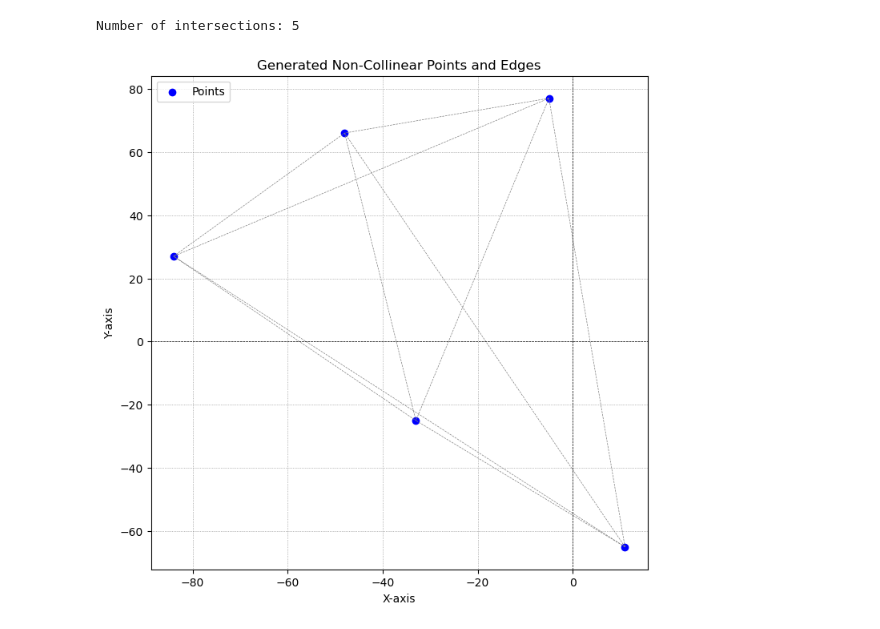
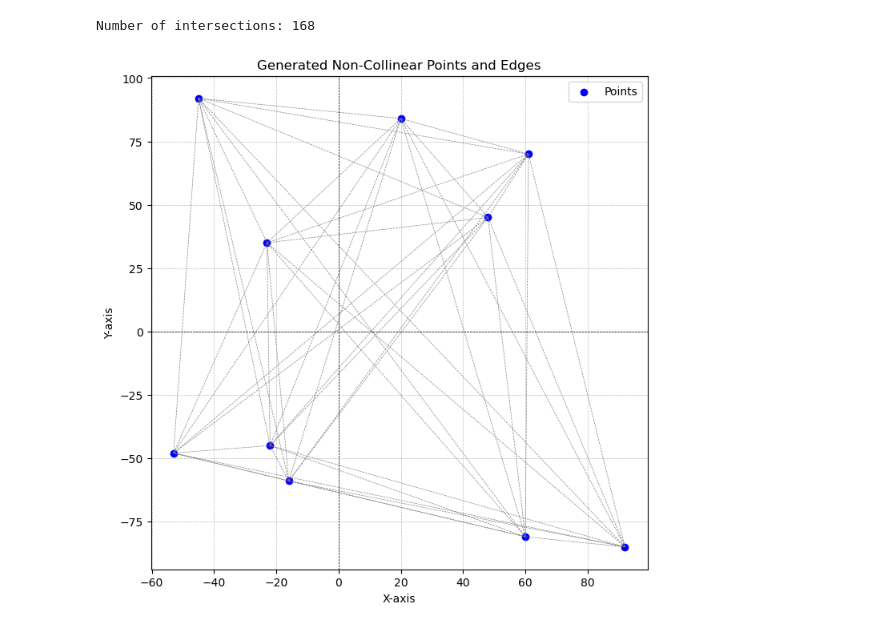
Before and after one commit to jadenzy/MATH165_Final, a Jupyter notebook: CrossingNumber.ipynb, the cells around one changed output. Drawn from its saved outputs; the diff is of its cells as text; code cells hidden in the pictures.

```diff
--- a/CrossingNumber.ipynb
+++ b/CrossingNumber.ipynb
@@ -81,33 +81,33 @@ def plot_points_and_edges(points, edges):
 
     plt.axhline(0, color='black', linewidth=0.5, linestyle='--')
     plt.axvline(0, color='black', linewidth=0.5, linestyle='--')
     plt.grid(color='gray', linestyle=':', linewidth=0.5)
     plt.title('Generated Non-Collinear Points and Edges')
     plt.xlabel('X-axis')
     plt.ylabel('Y-axis')
     plt.legend()
     plt.show()
 
 # Generate points
-points = generate_non_collinear_points(5)
+points = generate_non_collinear_points(10)
 edges = find_all_edges(points)
 
 # Count crossings (excluding shared vertices)
 c = 0
 for i in range(len(edges)):
     for j in range(i + 1, len(edges)):
         p1, q1 = edges[i]
         p2, q2 = edges[j]
         # Skip if the edges share a vertex
         if len(set([p1, q1, p2, q2])) < 4: # a set cannot have duplicates, so it can check if two edges contains the same vertex
             continue
         if doIntersect(p1, q1, p2, q2):
             c += 1
 
 print(f"Number of intersections: {c}")
 
 # Plot the points and edges
 plot_points_and_edges(points, edges)
 # %% [output]
-Number of intersections: 5
+Number of intersections: 168
-[figure, old version]
+[figure, new version]
```
Also changed, not shown: parts of 2 cells of this notebook.
